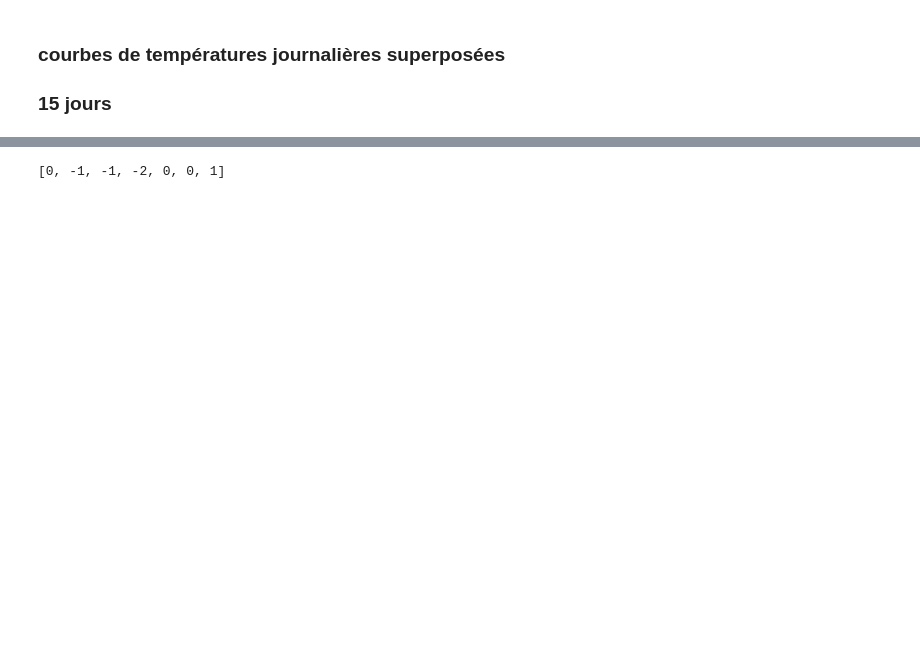
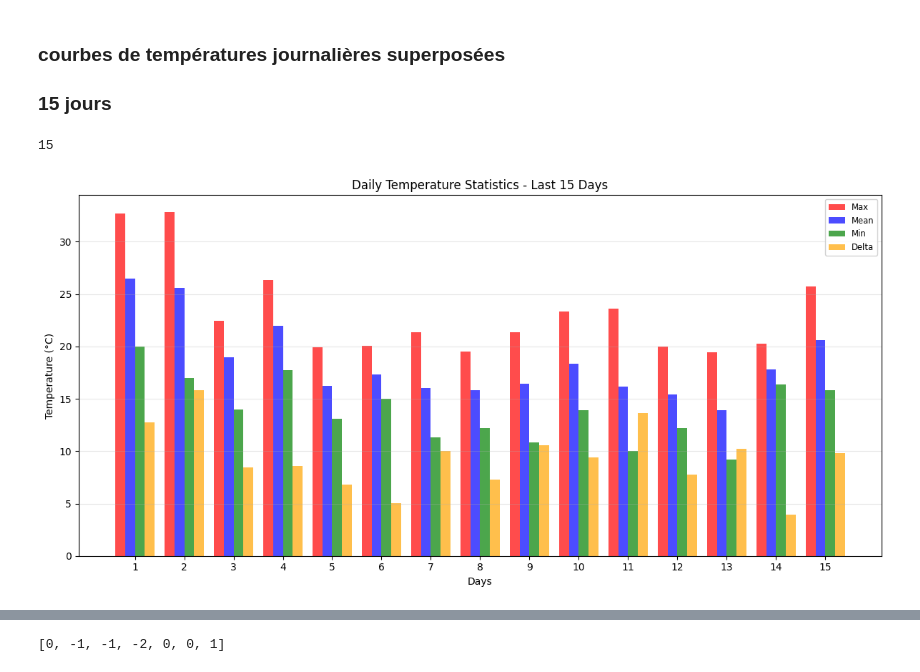
Before and after one commit to jdavid54/jupyter_notebooks2, a Jupyter notebook: plot_temp_hour.ipynb, the cells around one changed output, grey strips where cells are left out. Drawn from its saved outputs; the diff is of its cells as text; code cells hidden in the pictures; blank space fills up the shorter version.

```diff
--- a/plot_temp_hour.ipynb
+++ b/plot_temp_hour.ipynb
@@ -820,6 +819,41 @@ plt.grid()
 # %% [markdown]
 ### courbes de températures journalières superposées
 ### 15 jours
+# %%
+jours
+# %% [output]
+15
+# %%
+# Create a summary dataframe with daily statistics
+df1 = pd.DataFrame({
+    'high': [data.tail(24*t).temp.head(24).max() for t in range(jours, 0, -1)],
+    'low': [data.tail(24*t).temp.head(24).min() for t in range(jours, 0, -1)],
+    'moy': [data.tail(24*t).temp.head(24).mean() for t in range(jours, 0, -1)],
+    'delta': [data.tail(24*t).temp.head(24).max() - data.tail(24*t).temp.head(24).min() for t in range(jours, 0, -1)]
+})
+
+# Plot the daily statistics
+fig, ax = plt.subplots(figsize=(12, 6))
+x_pos = np.arange(len(df1))
+width = 0.2
+
+ax.bar(x_pos - width*1.5, df1['high'], width, label='Max', color='red', alpha=0.7)
+ax.bar(x_pos - width/2, df1['moy'], width, label='Mean', color='blue', alpha=0.7)
+ax.bar(x_pos + width/2, df1['low'], width, label='Min', color='green', alpha=0.7)
+ax.bar(x_pos + width*1.5, df1['delta'], width, label='Delta', color='orange', alpha=0.7)
+
+ax.set_xlabel('Days')
+ax.set_ylabel('Temperature (°C)')
+ax.set_title(f'Daily Temperature Statistics - Last {jours} Days')
+ax.set_xticks(x_pos)
+ax.set_xticklabels(range(1, len(df1)+1))
+ax.legend()
+ax.legend(fontsize='small', loc='best', framealpha=0.9)
+ax.grid(axis='y', alpha=0.3)
+plt.tight_layout()
+plt.show()
+# %% [output]
+[figure, added]
 # %%
 fig, ax = plt.subplots(figsize=(8, 6),facecolor='darkcyan')
 #lw = 1
```
Also changed, not shown: parts of 81 cells of this notebook, 16 other files.
